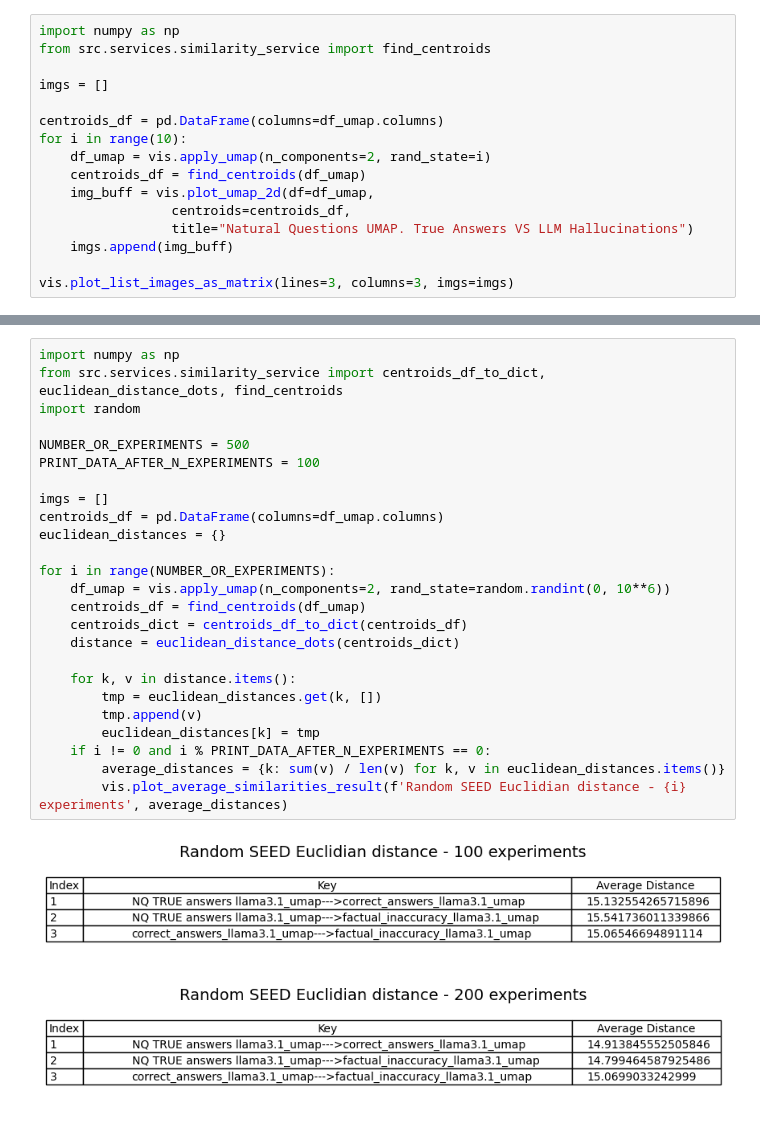
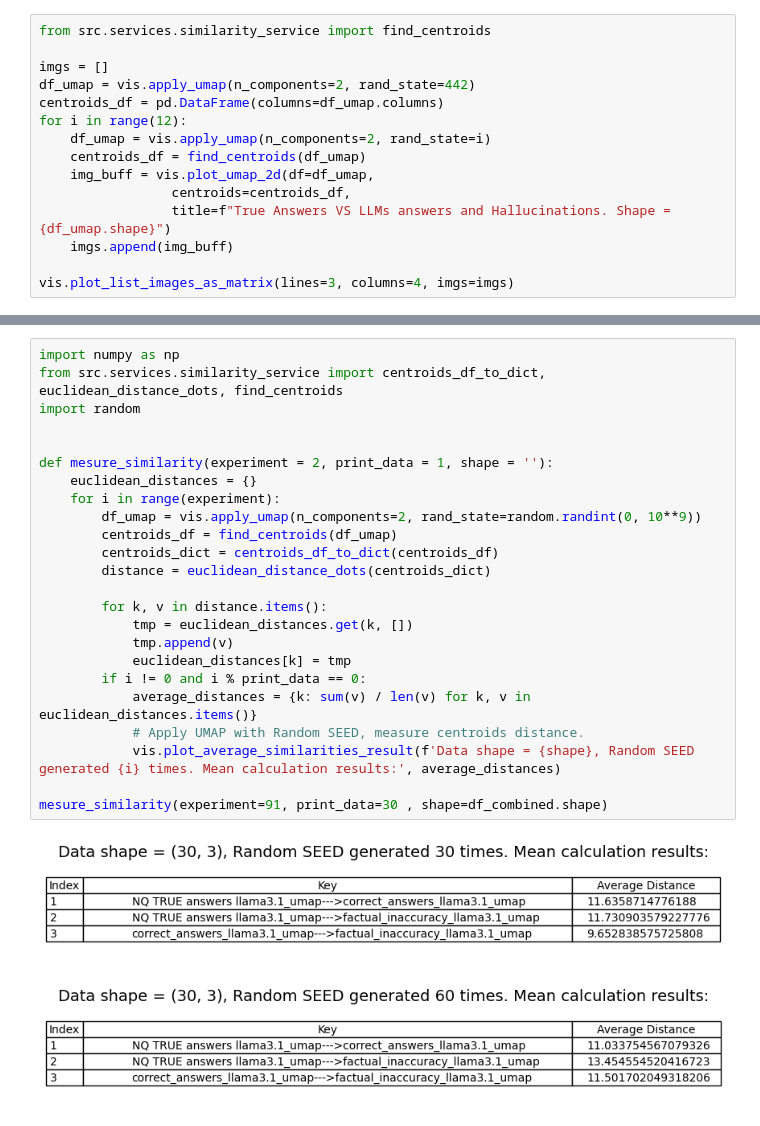
Before and after one commit to imaxfp/llm-hallucinations-detector-framework, a Jupyter notebook: main_umap.ipynb, the cells around one changed output, grey strips where cells are left out. Saved outputs shown, nothing was run; the diff lists cells and outputs as text.

```diff
--- a/main_umap.ipynb
+++ b/main_umap.ipynb
@@ -45,17 +85,16 @@ display(Image.open(img_buff))
 # %%
-import numpy as np
 from src.services.similarity_service import find_centroids
 
 imgs = []
-
+df_umap = vis.apply_umap(n_components=2, rand_state=442)
 centroids_df = pd.DataFrame(columns=df_umap.columns)
-for i in range(10):
+for i in range(12):
     df_umap = vis.apply_umap(n_components=2, rand_state=i)
     centroids_df = find_centroids(df_umap)
     img_buff = vis.plot_umap_2d(df=df_umap,
                  centroids=centroids_df,
-                 title="Natural Questions UMAP. True Answers VS LLM Hallucinations")
+                 title=f"True Answers VS LLMs answers and Hallucinations. Shape = {df_umap.shape}")
     imgs.append(img_buff)
 
-vis.plot_list_images_as_matrix(lines=3, columns=3, imgs=imgs)
+vis.plot_list_images_as_matrix(lines=3, columns=4, imgs=imgs)
 # %% [output]
@@ -65,28 +106,27 @@ vis.plot_list_images_as_matrix(lines=3, columns=3, imgs=imgs)
 # %%
 import numpy as np
 from src.services.similarity_service import centroids_df_to_dict, euclidean_distance_dots, find_centroids
 import random
 
-NUMBER_OR_EXPERIMENTS = 500
-PRINT_DATA_AFTER_N_EXPERIMENTS = 100
 
-imgs = []
-centroids_df = pd.DataFrame(columns=df_umap.columns)
-euclidean_distances = {}
+def mesure_similarity(experiment = 2, print_data = 1, shape = ''):
+    euclidean_distances = {}
+    for i in range(experiment):
+        df_umap = vis.apply_umap(n_components=2, rand_state=random.randint(0, 10**9))
+        centroids_df = find_centroids(df_umap)
+        centroids_dict = centroids_df_to_dict(centroids_df)
+        distance = euclidean_distance_dots(centroids_dict)
 
-for i in range(NUMBER_OR_EXPERIMENTS):
-    df_umap = vis.apply_umap(n_components=2, rand_state=random.randint(0, 10**6))
-    centroids_df = find_centroids(df_umap)
-    centroids_dict = centroids_df_to_dict(centroids_df)
-    distance = euclidean_distance_dots(centroids_dict)
+        for k, v in distance.items():
+            tmp = euclidean_distances.get(k, [])
+            tmp.append(v)
+            euclidean_distances[k] = tmp
+        if i != 0 and i % print_data == 0:
+            average_distances = {k: sum(v) / len(v) for k, v in euclidean_distances.items()}
+            # Apply UMAP with Random SEED, measure centroids distance.
+            vis.plot_average_similarities_result(f'Data shape = {shape}, Random SEED generated {i} times. Mean calculation results:', average_distances)
 
-    for k, v in distance.items():
-        tmp = euclidean_distances.get(k, [])
-        tmp.append(v)
-        euclidean_distances[k] = tmp
-    if i != 0 and i % PRINT_DATA_AFTER_N_EXPERIMENTS == 0:
-        average_distances = {k: sum(v) / len(v) for k, v in euclidean_distances.items()}
-        vis.plot_average_similarities_result(f'Random SEED Euclidian distance - {i} experiments', average_distances)
+mesure_similarity(experiment=91, print_data=30 , shape=df_combined.shape)
 # %% [output]
-[figure, old version]
+[figure, new version]
-[figure, old version]
+[figure, new version]
```
Also changed, not shown: parts of 17 cells of this notebook, 9 other files.
